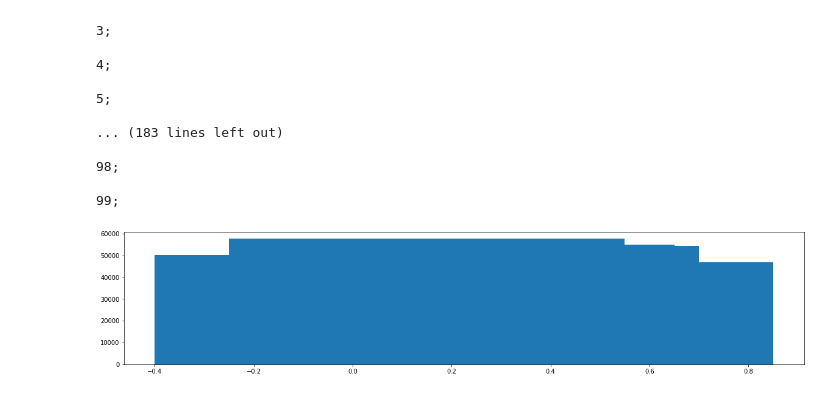
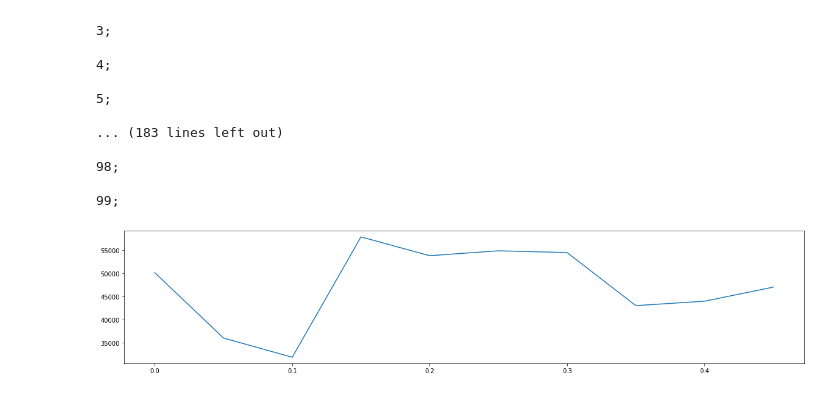
Before and after one commit to janderson3435/ITFT-Coursework-Assessment, a Jupyter notebook: PRSH2_experiments.ipynb, the cells around one changed output. Cells and saved outputs as stored; diff of their text form; code cells hidden in the pictures.

```diff
--- a/PRSH2_experiments.ipynb
+++ b/PRSH2_experiments.ipynb
@@ -391,19 +391,21 @@ for eps in epsilons:
 # %%
 fig, axs = plt.subplots(figsize=(20,4), nrows=1, ncols=1)
 
 cumulative_profit = np.zeros(8)
 cumulative_df = pd.DataFrame()
-
+epsilons = np.arange(0, 0.5, 0.05)
+trials_per_eps = 10
+fname = 'PRSH2_greedy_epsilon_m1.csv'
 trades_df = pd.read_csv(dir+fname)
 
 # Just PRSH performance, grouped by k values
 PRSH_df = trades_df.iloc[:,8:10]
 PRSH_df = PRSH_df.assign(eps = np.repeat(epsilons, trials_per_eps))
 groups = PRSH_df.groupby(pd.Grouper(key='eps')).sum()
 
 for key in groups:
-    plt.bar(groups.get(key).index.to_numpy(), groups.get(key).values)
+    plt.plot(groups.get(key).index.to_numpy(), groups.get(key).values)
 
 plt.show()
 # %% [output]
-[figure, old version]
+[figure, new version]
```
Also changed, not shown: parts of 8 cells of this notebook, 16 other files.
